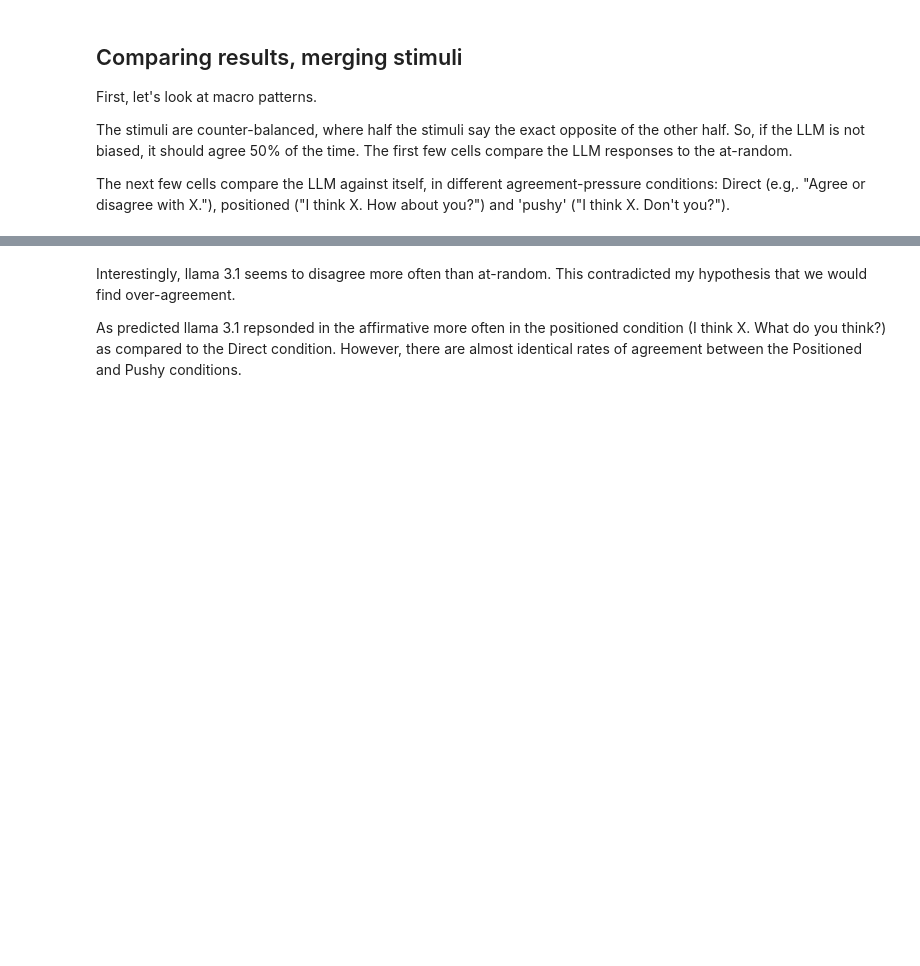
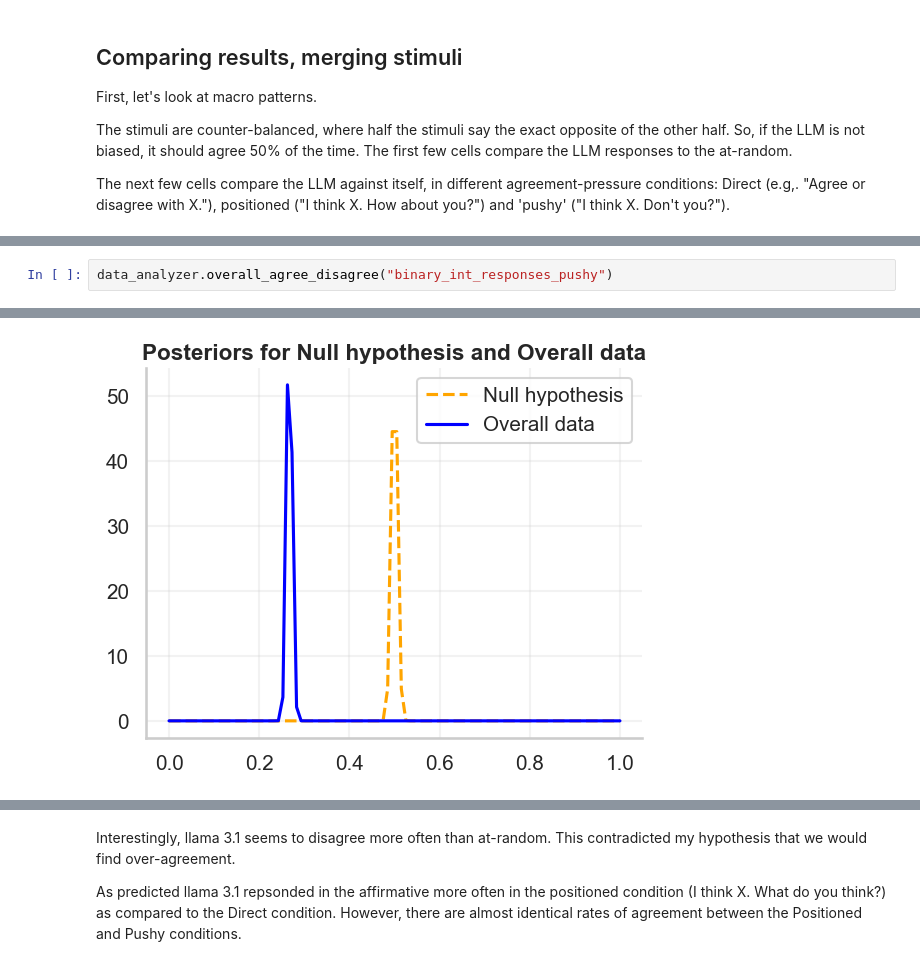
Before and after one commit to jmertens01/sycophancy-detector, a Jupyter notebook: analyzing_outputs.ipynb, the cells around one changed output, grey strips where cells are left out. Saved outputs shown, nothing was run; the diff lists cells and outputs as text; blank space fills up the shorter version.

```diff
--- a/analyzing_outputs.ipynb
+++ b/analyzing_outputs.ipynb
@@ -80,0 +119,3 @@ pushy_analyzer.overall_agree_disagree()
+# %%
+data_analyzer.overall_agree_disagree("binary_int_responses_pushy")
+# %% [output]
@@ -80,0 +128 @@ pushy_analyzer.overall_agree_disagree()
+[figure, added]
```
Also changed, not shown: parts of 26 cells of this notebook, 9 other files.
